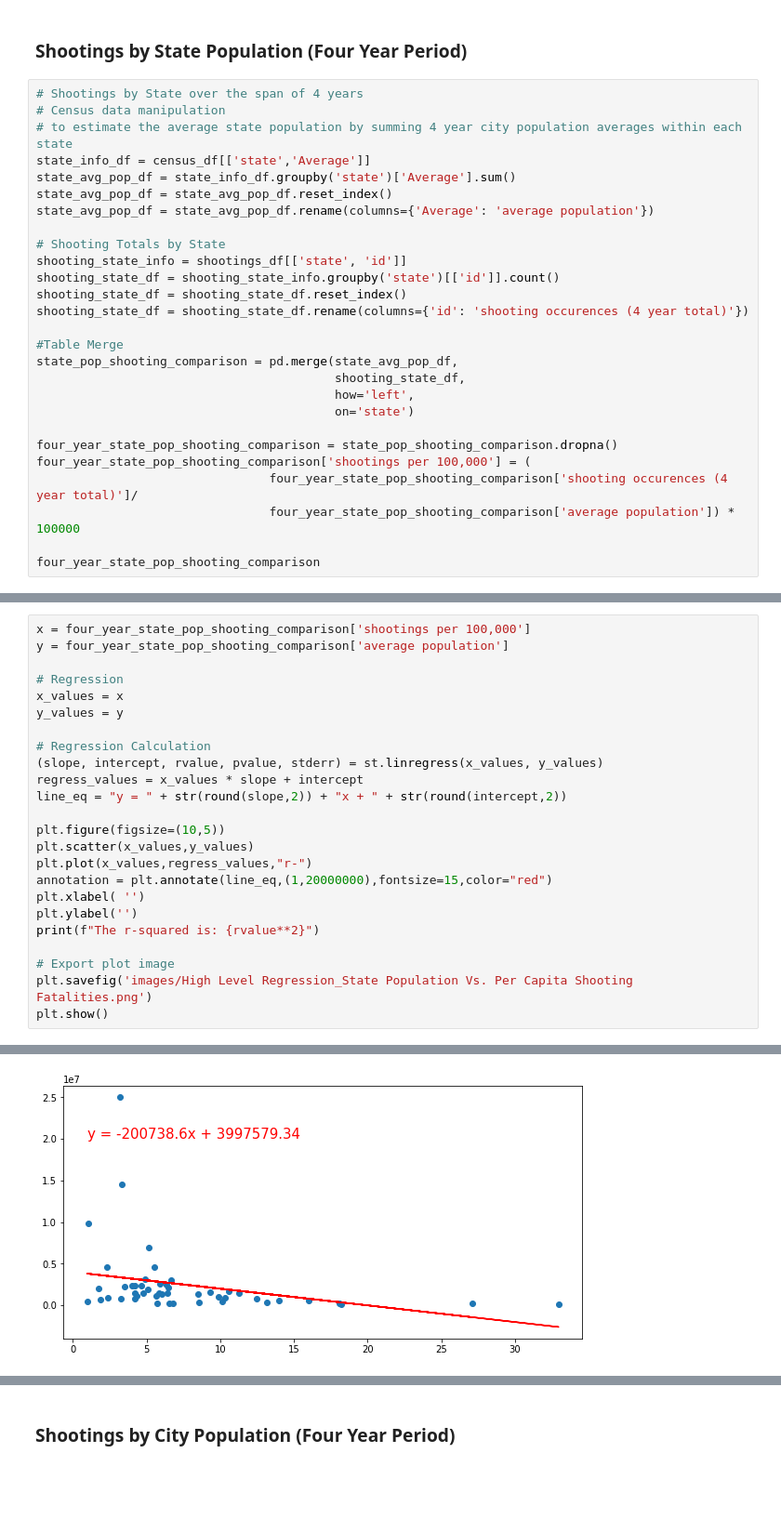
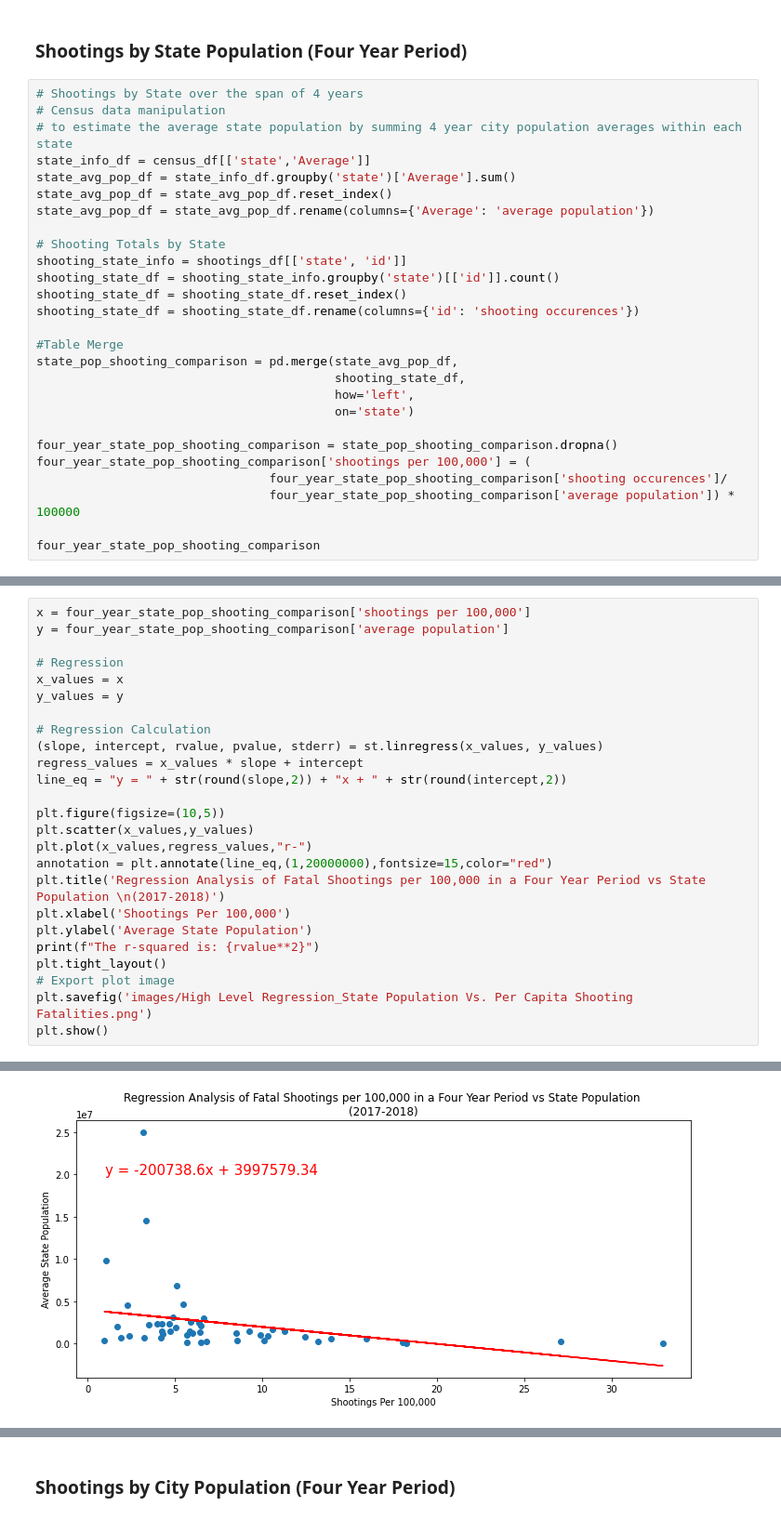
Before and after one commit to szerpa17/fatal-police-shootings, a Jupyter notebook: Analysis_SZ.ipynb, the cells around one changed output, grey strips where cells are left out. Shown at 93% size. Cells and saved outputs as stored; diff of their text form; blank space fills up the shorter version.

```diff
--- a/Analysis_SZ.ipynb
+++ b/Analysis_SZ.ipynb
@@ -170,7 +175,7 @@ state_avg_pop_df = state_avg_pop_df.rename(columns={'Average': 'average populati
 shooting_state_info = shootings_df[['state', 'id']]
 shooting_state_df = shooting_state_info.groupby('state')[['id']].count()
 shooting_state_df = shooting_state_df.reset_index()
-shooting_state_df = shooting_state_df.rename(columns={'id': 'shooting occurences (4 year total)'})
+shooting_state_df = shooting_state_df.rename(columns={'id': 'shooting occurences'})
 
 #Table Merge
 state_pop_shooting_comparison = pd.merge(state_avg_pop_df,
@@ -180,7 +185,7 @@ state_pop_shooting_comparison = pd.merge(state_avg_pop_df,
 
 four_year_state_pop_shooting_comparison = state_pop_shooting_comparison.dropna()
 four_year_state_pop_shooting_comparison['shootings per 100,000'] = (
-                                four_year_state_pop_shooting_comparison['shooting occurences (4 year total)']/
+                                four_year_state_pop_shooting_comparison['shooting occurences']/
                                 four_year_state_pop_shooting_comparison['average population']) * 100000
 
 four_year_state_pop_shooting_comparison
@@ -268,30 +271,31 @@ plt.show()
 # %%
 x = four_year_state_pop_shooting_comparison['shootings per 100,000']
 y = four_year_state_pop_shooting_comparison['average population']
 
 # Regression
 x_values = x
 y_values = y
 
 # Regression Calculation
 (slope, intercept, rvalue, pvalue, stderr) = st.linregress(x_values, y_values)
 regress_values = x_values * slope + intercept
 line_eq = "y = " + str(round(slope,2)) + "x + " + str(round(intercept,2))
 
 plt.figure(figsize=(10,5))
 plt.scatter(x_values,y_values)
 plt.plot(x_values,regress_values,"r-")
 annotation = plt.annotate(line_eq,(1,20000000),fontsize=15,color="red")
-plt.xlabel( '')
-plt.ylabel('')
+plt.title('Regression Analysis of Fatal Shootings per 100,000 in a Four Year Period vs State Population \n(2017-2018)')
+plt.xlabel('Shootings Per 100,000')
+plt.ylabel('Average State Population')
 print(f"The r-squared is: {rvalue**2}")
-
+plt.tight_layout()
 # Export plot image
 plt.savefig('images/High Level Regression_State Population Vs. Per Capita Shooting Fatalities.png')
 plt.show()
 # %% [output]
 The r-squared is: 0.09013598548243928
-[figure, old version]
+[figure, new version]
 # %%
 # Multiplot for a more detailed view of the data
 #Sets plot into a 2x2 grid
```
Also changed, not shown: parts of 13 cells of this notebook, 13 other files.
